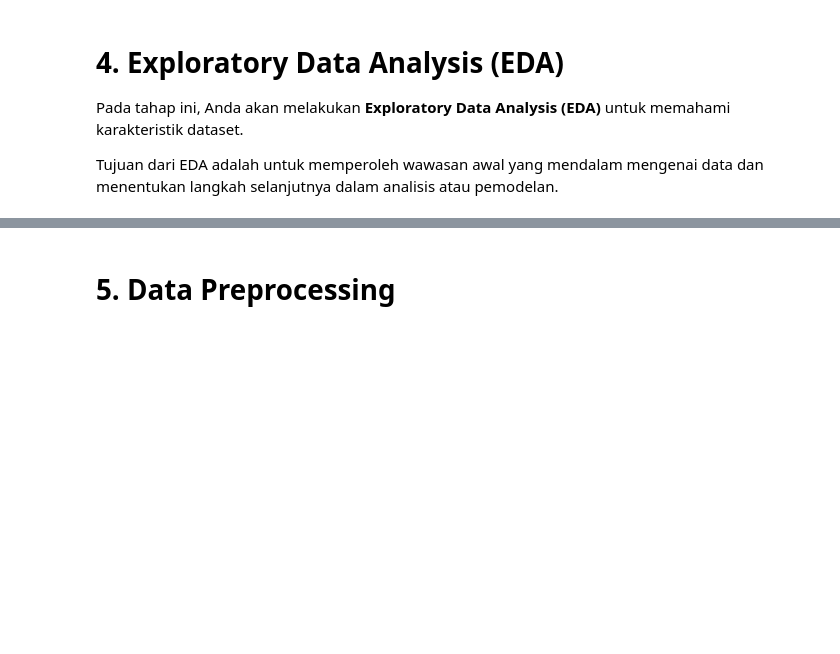
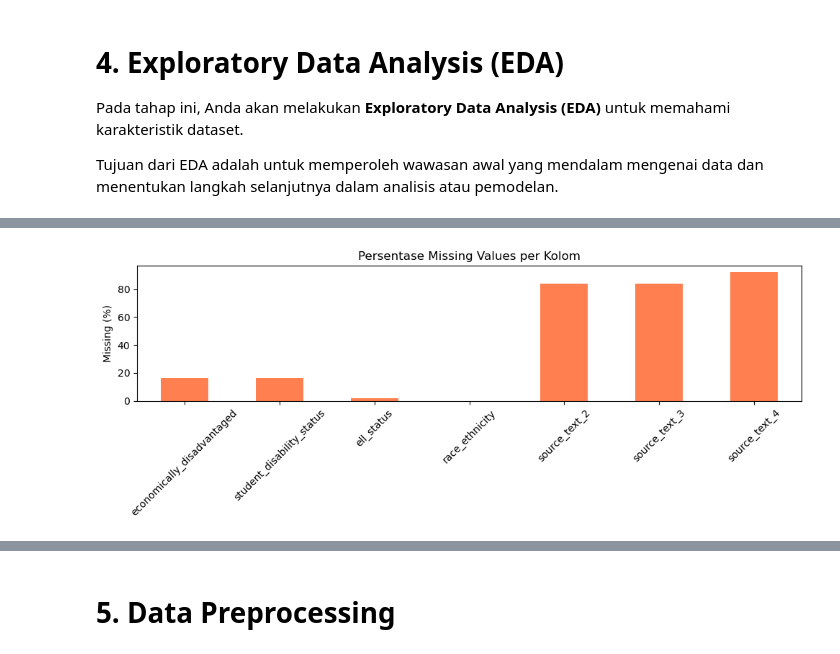
Before and after one commit to andrisptra/Eksperimen_SML_Andri_Kelana_Saputra, a Jupyter notebook: preprocessing/Eksperimen_Andri_Kelana_Saputra.ipynb, the cells around one changed output, grey strips where cells are left out. Cells and saved outputs as stored; diff of their text form; code cells hidden in the pictures; blank space fills up the shorter version.

```diff
--- a/preprocessing/Eksperimen_Andri_Kelana_Saputra.ipynb
+++ b/preprocessing/Eksperimen_Andri_Kelana_Saputra.ipynb
@@ -96,0 +131,7 @@ Tujuan dari EDA adalah untuk memperoleh wawasan awal yang mendalam mengenai data
+# %%
+# --- 3.2 Missing Values ---
+missing = df.isnull().sum()
+missing_pct = (df.isnull().sum() / len(df)) * 100
+missing_df = pd.DataFrame({'Missing Count': missing, 'Missing %': missing_pct})
+print('Missing Values per Column:')
+print(missing_df[missing_df['Missing Count'] > 0])
@@ -96,0 +148,14 @@ Tujuan dari EDA adalah untuk memperoleh wawasan awal yang mendalam mengenai data
+# %%
+# --- 3.3 Visualize Missing Values ---
+cols_with_missing = missing_df[missing_df['Missing Count'] > 0].index.tolist()
+if cols_with_missing:
+    plt.figure(figsize=(10, 4))
+    missing_df[missing_df['Missing Count'] > 0]['Missing %'].plot(kind='bar', color='coral')
+    plt.title('Persentase Missing Values per Kolom')
+    plt.ylabel('Missing (%)')
+    plt.xticks(rotation=45)
+    plt.tight_layout()
+    plt.savefig('eda_missing_values.png', dpi=100)
+    plt.show()
+# %% [output]
+[figure, added]
```
Also changed, not shown: parts of 14 cells of this notebook, 1 other file.
